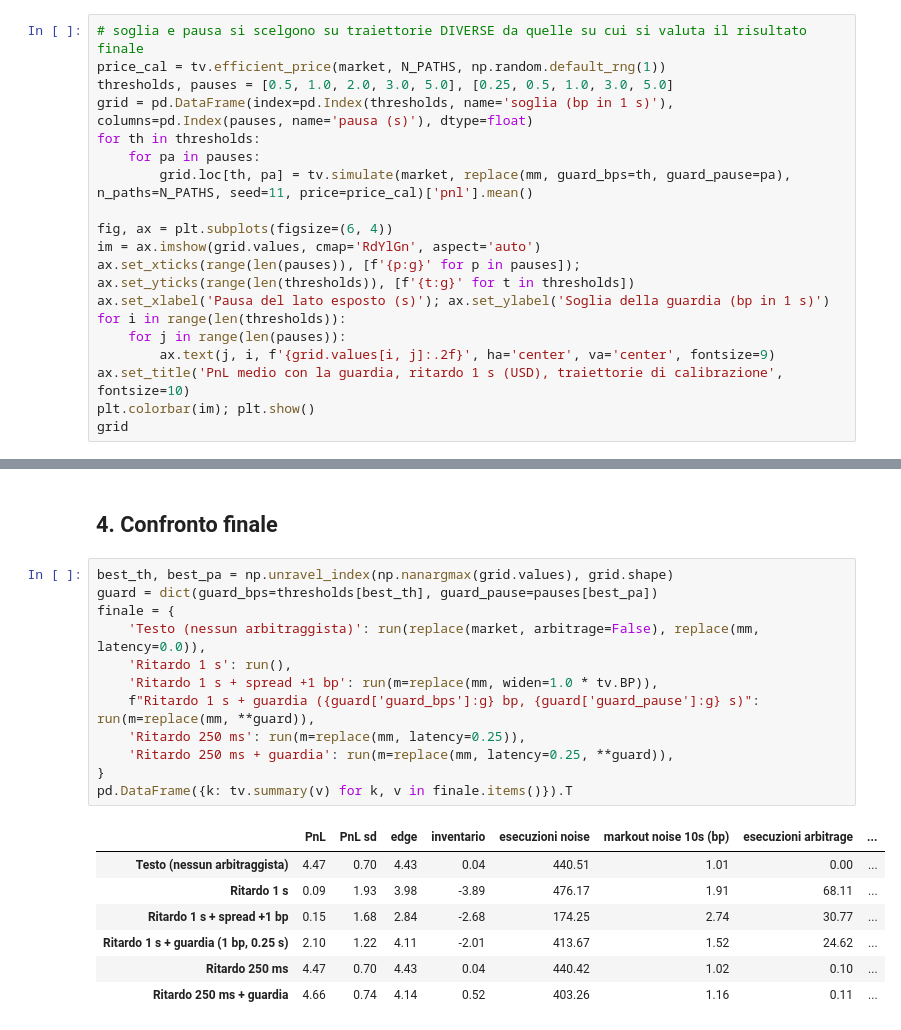
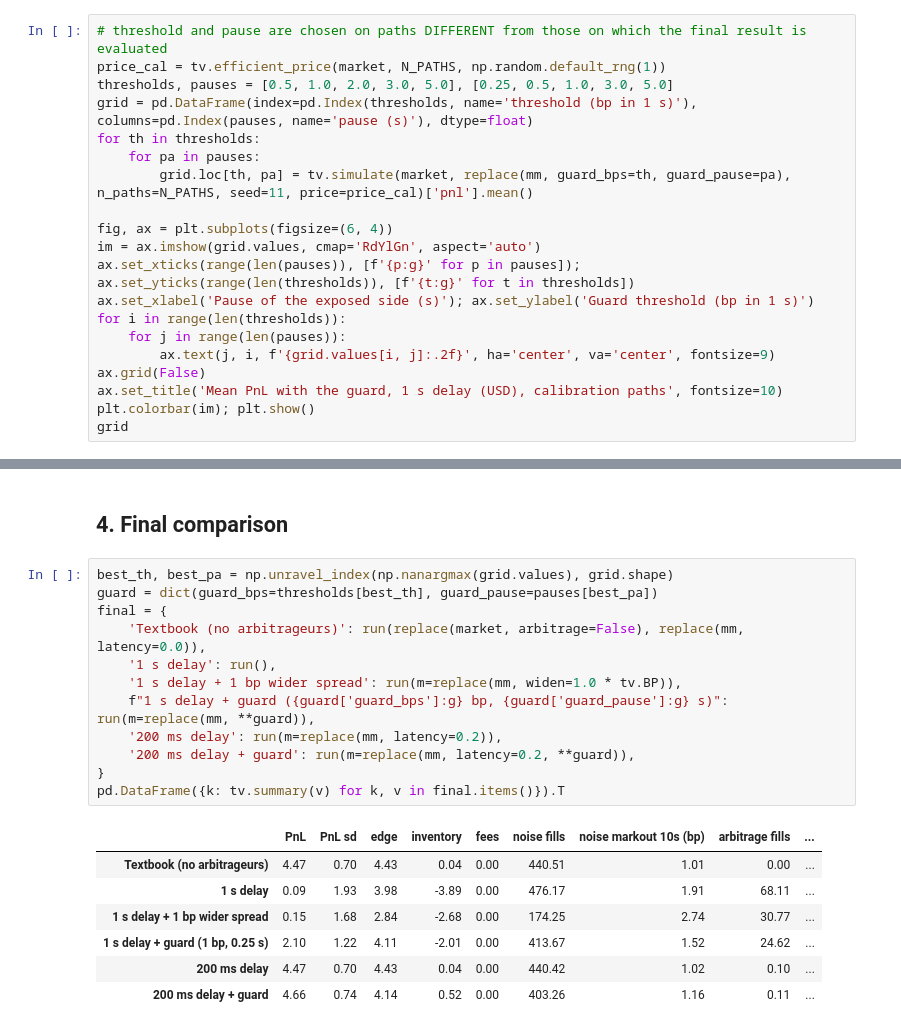
Before and after one commit to lancellottimatteo19/market-making-avellaneda-stoikov, a Jupyter notebook: two_venue_adverse_selection.ipynb, the cells around one changed output, grey strips where cells are left out. Drawn from its saved outputs; the diff is of its cells as text.

```diff
--- a/two_venue_adverse_selection.ipynb
+++ b/two_venue_adverse_selection.ipynb
@@ -170,10 +172,10 @@ widen[['PnL', 'esecuzioni noise', 'esecuzioni arbitrage', 'markout arbitrage 10s
 | 2.00 | -0.14 | 63.77 | 14.66 | -16.31 |
 | 4.00 | -0.15 | 7.95 | 3.37 | -19.03 |
 # %%
-# soglia e pausa si scelgono su traiettorie DIVERSE da quelle su cui si valuta il risultato finale
+# threshold and pause are chosen on paths DIFFERENT from those on which the final result is evaluated
 price_cal = tv.efficient_price(market, N_PATHS, np.random.default_rng(1))
 thresholds, pauses = [0.5, 1.0, 2.0, 3.0, 5.0], [0.25, 0.5, 1.0, 3.0, 5.0]
-grid = pd.DataFrame(index=pd.Index(thresholds, name='soglia (bp in 1 s)'), columns=pd.Index(pauses, name='pausa (s)'), dtype=float)
+grid = pd.DataFrame(index=pd.Index(thresholds, name='threshold (bp in 1 s)'), columns=pd.Index(pauses, name='pause (s)'), dtype=float)
 for th in thresholds:
     for pa in pauses:
         grid.loc[th, pa] = tv.simulate(market, replace(mm, guard_bps=th, guard_pause=pa), n_paths=N_PATHS, seed=11, price=price_cal)['pnl'].mean()
@@ -181,11 +183,12 @@ for th in thresholds:
 fig, ax = plt.subplots(figsize=(6, 4))
 im = ax.imshow(grid.values, cmap='RdYlGn', aspect='auto')
 ax.set_xticks(range(len(pauses)), [f'{p:g}' for p in pauses]); ax.set_yticks(range(len(thresholds)), [f'{t:g}' for t in thresholds])
-ax.set_xlabel('Pausa del lato esposto (s)'); ax.set_ylabel('Soglia della guardia (bp in 1 s)')
+ax.set_xlabel('Pause of the exposed side (s)'); ax.set_ylabel('Guard threshold (bp in 1 s)')
 for i in range(len(thresholds)):
     for j in range(len(pauses)):
         ax.text(j, i, f'{grid.values[i, j]:.2f}', ha='center', va='center', fontsize=9)
-ax.set_title('PnL medio con la guardia, ritardo 1 s (USD), traiettorie di calibrazione', fontsize=10)
+ax.grid(False)
+ax.set_title('Mean PnL with the guard, 1 s delay (USD), calibration paths', fontsize=10)
 plt.colorbar(im); plt.show()
 grid
 # %% [output]
@@ -204,23 +207,23 @@ grid
 # %% [markdown]
-## 4. Confronto finale
+## 4. Final comparison
 # %%
 best_th, best_pa = np.unravel_index(np.nanargmax(grid.values), grid.shape)
 guard = dict(guard_bps=thresholds[best_th], guard_pause=pauses[best_pa])
-finale = {
-    'Testo (nessun arbitraggista)': run(replace(market, arbitrage=False), replace(mm, latency=0.0)),
-    'Ritardo 1 s': run(),
-    'Ritardo 1 s + spread +1 bp': run(m=replace(mm, widen=1.0 * tv.BP)),
-    f"Ritardo 1 s + guardia ({guard['guard_bps']:g} bp, {guard['guard_pause']:g} s)": run(m=replace(mm, **guard)),
-    'Ritardo 250 ms': run(m=replace(mm, latency=0.25)),
-    'Ritardo 250 ms + guardia': run(m=replace(mm, latency=0.25, **guard)),
+final = {
+    'Textbook (no arbitrageurs)': run(replace(market, arbitrage=False), replace(mm, latency=0.0)),
+    '1 s delay': run(),
+    '1 s delay + 1 bp wider spread': run(m=replace(mm, widen=1.0 * tv.BP)),
+    f"1 s delay + guard ({guard['guard_bps']:g} bp, {guard['guard_pause']:g} s)": run(m=replace(mm, **guard)),
+    '200 ms delay': run(m=replace(mm, latency=0.2)),
+    '200 ms delay + guard': run(m=replace(mm, latency=0.2, **guard)),
 }
-pd.DataFrame({k: tv.summary(v) for k, v in finale.items()}).T
+pd.DataFrame({k: tv.summary(v) for k, v in final.items()}).T
 # %% [output]
-|  | PnL | PnL sd | edge | inventario | esecuzioni noise | markout noise 10s (bp) | esecuzioni arbitrage | ... |
-| Testo (nessun arbitraggista) | 4.47 | 0.70 | 4.43 | 0.04 | 440.51 | 1.01 | 0.00 | ... |
-| Ritardo 1 s | 0.09 | 1.93 | 3.98 | -3.89 | 476.17 | 1.91 | 68.11 | ... |
-| Ritardo 1 s + spread +1 bp | 0.15 | 1.68 | 2.84 | -2.68 | 174.25 | 2.74 | 30.77 | ... |
-| Ritardo 1 s + guardia (1 bp, 0.25 s) | 2.10 | 1.22 | 4.11 | -2.01 | 413.67 | 1.52 | 24.62 | ... |
-| Ritardo 250 ms | 4.47 | 0.70 | 4.43 | 0.04 | 440.42 | 1.02 | 0.10 | ... |
-| Ritardo 250 ms + guardia | 4.66 | 0.74 | 4.14 | 0.52 | 403.26 | 1.16 | 0.11 | ... |
+|  | PnL | PnL sd | edge | inventory | fees | noise fills | noise markout 10s (bp) | arbitrage fills | ... |
+| Textbook (no arbitrageurs) | 4.47 | 0.70 | 4.43 | 0.04 | 0.00 | 440.51 | 1.01 | 0.00 | ... |
+| 1 s delay | 0.09 | 1.93 | 3.98 | -3.89 | 0.00 | 476.17 | 1.91 | 68.11 | ... |
+| 1 s delay + 1 bp wider spread | 0.15 | 1.68 | 2.84 | -2.68 | 0.00 | 174.25 | 2.74 | 30.77 | ... |
+| 1 s delay + guard (1 bp, 0.25 s) | 2.10 | 1.22 | 4.11 | -2.01 | 0.00 | 413.67 | 1.52 | 24.62 | ... |
+| 200 ms delay | 4.47 | 0.70 | 4.43 | 0.04 | 0.00 | 440.42 | 1.02 | 0.10 | ... |
+| 200 ms delay + guard | 4.66 | 0.74 | 4.14 | 0.52 | 0.00 | 403.26 | 1.16 | 0.11 | ... |
 # %% [markdown]
```
Also changed, not shown: parts of 18 cells of this notebook, 12 other files.
